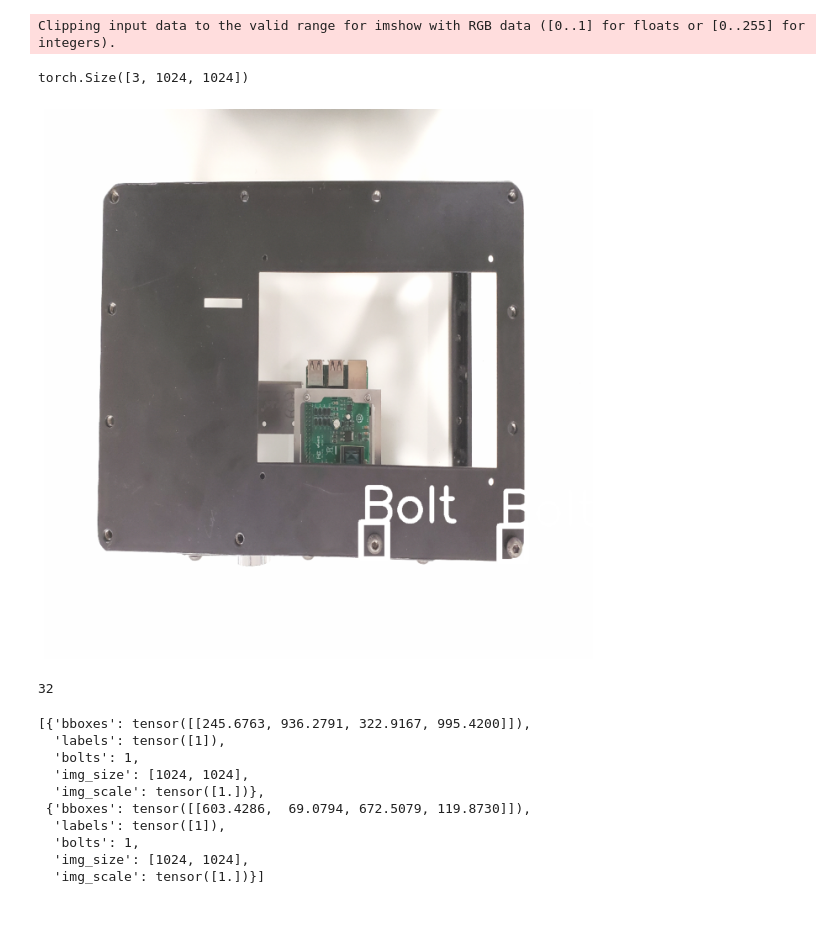
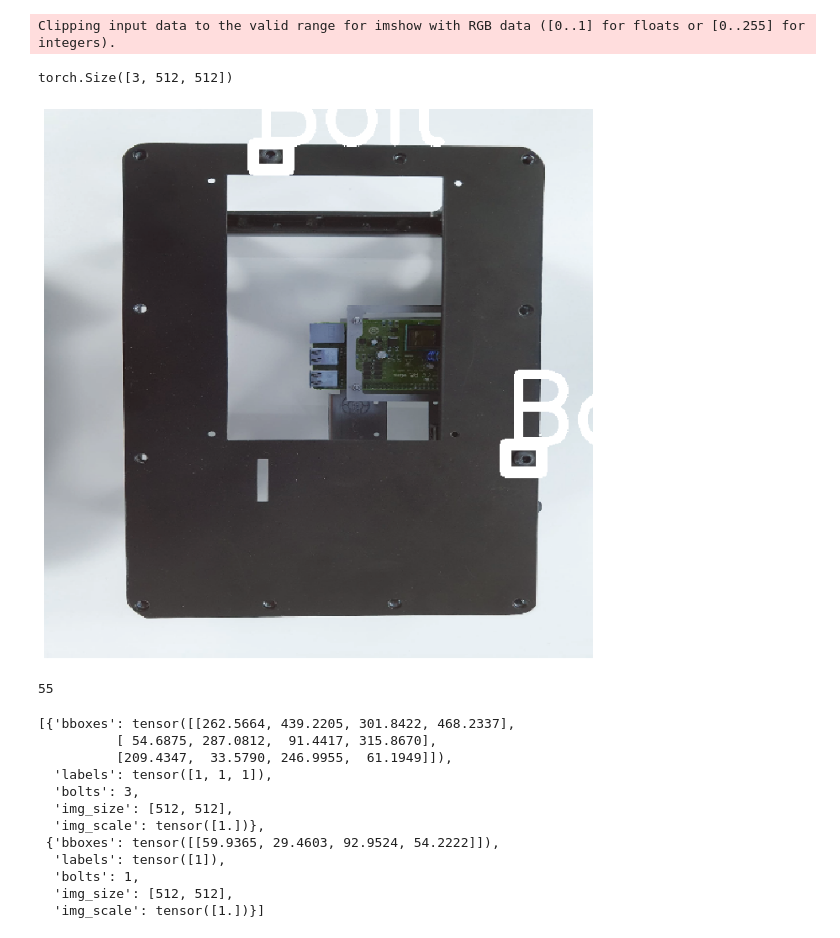
Before and after one commit to nmis-group/digf-coref, a Jupyter notebook: Bolt_Detection/04-dataset.ipynb, the cells around one changed output. Cells and saved outputs as stored; diff of their text form; code cells hidden in the pictures.

```diff
--- a/Bolt_Detection/04-dataset.ipynb
+++ b/Bolt_Detection/04-dataset.ipynb
@@ -61,33 +61,35 @@ torch.Size([3, 1024, 1024])
 # %%
 bolt_module = BoltDataModule(df,
-                             get_train_transforms(target_img_size=1024),
-                             get_valid_transforms(target_img_size=1024),
+                             get_train_transforms(target_img_size=512),
+                             get_valid_transforms(target_img_size=512),
                              num_workers=16,
                              bs=2)
 # %%
-bolt_module.train_dataset().show_data(60)
+bolt_module.train_dataset().show_data(13)
 # %% [output]
 Clipping input data to the valid range for imshow with RGB data ([0..1] for floats or [0..255] for integers).
-torch.Size([3, 1024, 1024])
+torch.Size([3, 512, 512])
-[figure, old version]
+[figure, new version]
 # %%
 loader = bolt_module.train_dataloader()
 # %%
 len(loader)
 # %% [output]
-32
+55
 # %%
 images, annotations, targets, bolts = next(iter(loader))
 # %%
 targets
 # %% [output]
-[{'bboxes': tensor([[245.6763, 936.2791, 322.9167, 995.4200]]),
+[{'bboxes': tensor([[262.5664, 439.2205, 301.8422, 468.2337],
+          [ 54.6875, 287.0812,  91.4417, 315.8670],
+          [209.4347,  33.5790, 246.9955,  61.1949]]),
+  'labels': tensor([1, 1, 1]),
+  'bolts': 3,
+  'img_size': [512, 512],
+  'img_scale': tensor([1.])},
+ {'bboxes': tensor([[59.9365, 29.4603, 92.9524, 54.2222]]),
   'labels': tensor([1]),
   'bolts': 1,
-  'img_size': [1024, 1024],
-  'img_scale': tensor([1.])},
- {'bboxes': tensor([[603.4286,  69.0794, 672.5079, 119.8730]]),
-  'labels': tensor([1]),
-  'bolts': 1,
-  'img_size': [1024, 1024],
+  'img_size': [512, 512],
   'img_scale': tensor([1.])}]
```
Also changed, not shown: parts of 4 cells of this notebook, 13 other files.
